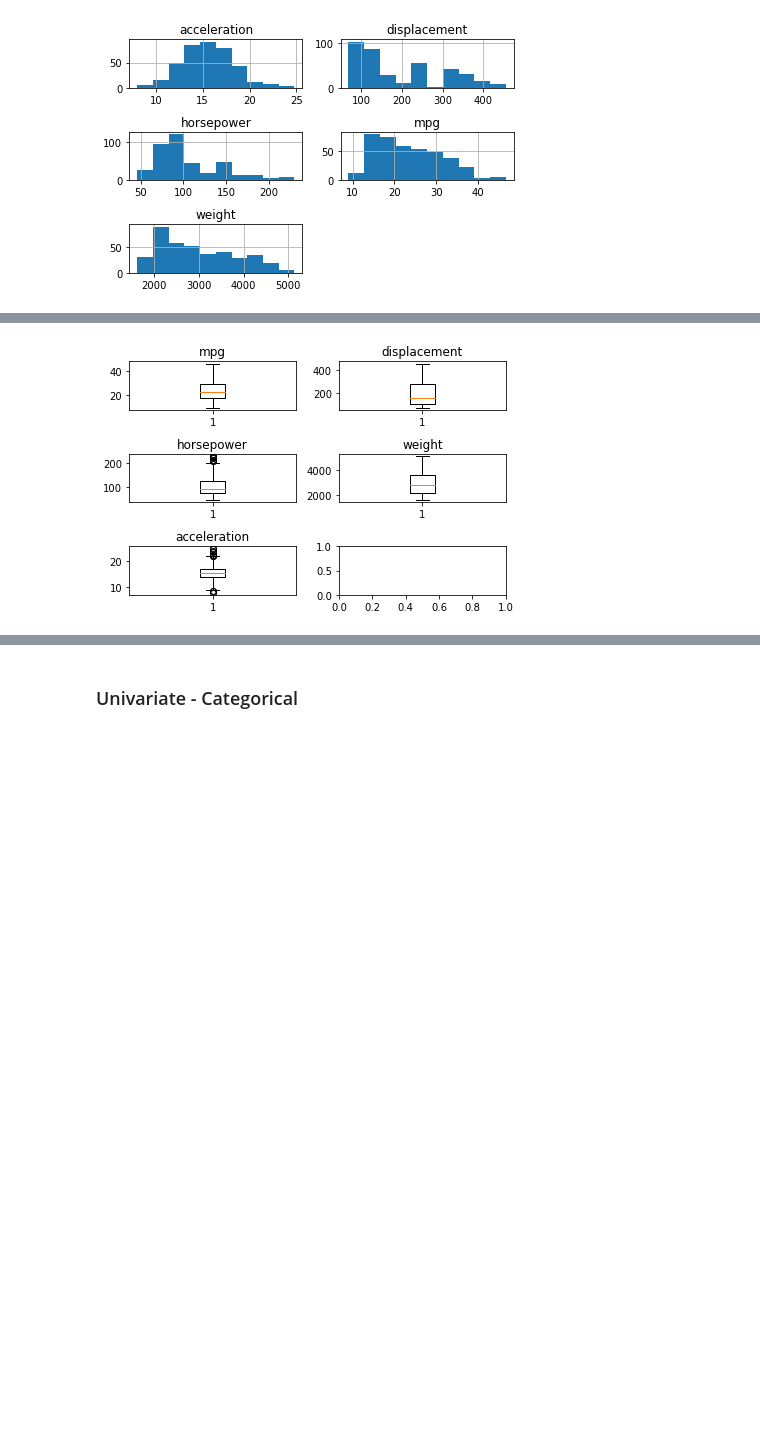
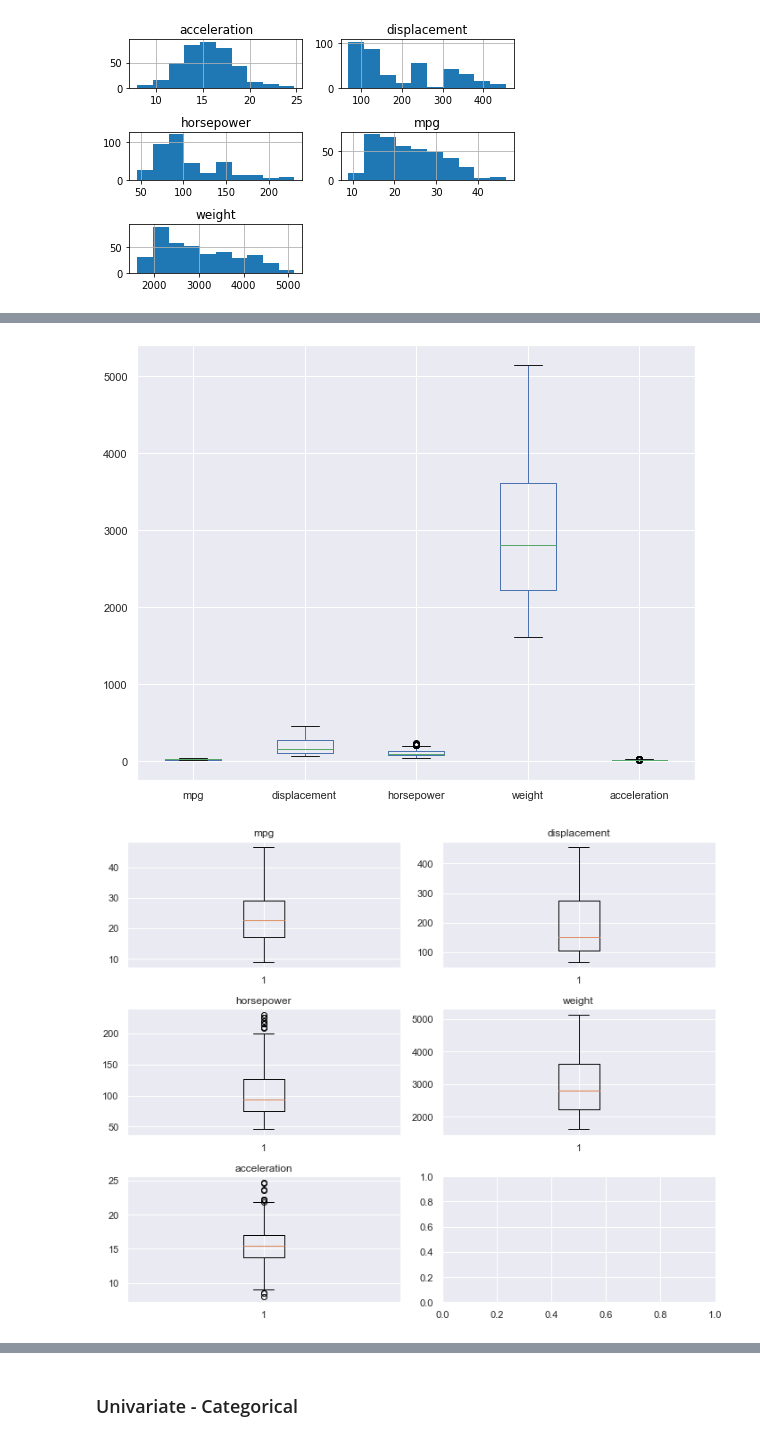
Before and after one commit to nanthalec/INTRO-TO-DATA-ANALYSIS, a Jupyter notebook: cars.ipynb, the cells around one changed output, grey strips where cells are left out. Drawn from its saved outputs; the diff is of its cells as text; code cells hidden in the pictures; blank space fills up the shorter version.

```diff
--- a/cars.ipynb
+++ b/cars.ipynb
@@ -272,0 +292,7 @@ categorical_vars = ['model', 'origin', 'cylinders','car_name']
+# %%
+sns.set(rc={'figure.figsize': (16,3)})
+sns.set_style("whitegrid")
+sns.set_context("poster")
+
+
+sns.boxplot(x,color = 'green')
@@ -272,0 +367,5 @@ categorical_vars = ['model', 'origin', 'cylinders','car_name']
+# %%
+# Histograms with Seaborn
+numeric_vars = ['mpg','displacement','horsepower','weight','acceleration']
+ax = cars[numeric_vars].hist(bins=10)
+plt.tight_layout()
@@ -276,3 +377,8 @@ ax = cars[numeric_vars].hist(bins=10)
 plt.tight_layout()
 # %% [output]
 [figure]
+# %%
+### try to find this in seaborn_tuorials
+sns.set_style('ticks')
+agg = cars.groupby(['origin','model'])['mpg'].mean()
+ax = sns.boxplot(x = 'origin', y = 'model', data = cars)
@@ -278,0 +403,4 @@ plt.tight_layout()
+# %%
+from pandas.plotting import scatter_matrix
+fig, ax = plt.subplots(1, 1, figsize =(10,10))
+ax = scatter_matrix(cars[numeric_vars], ax=ax, diagonal = 'kde')
@@ -287,9 +425,12 @@ cars[numeric_vars].plot(kind='box')
 # %%
-# To better visualize the boxplots, let's plot them one at a time.
+# To better visualize the boxplots, let's plot them one at a time. with Seaborn
+
+cars[numeric_vars].plot(kind='box')
 fig, axes = plt.subplots(3,2)
 for ax, var in zip(axes.ravel(), numeric_vars):
     ax.boxplot(cars[var])
     ax.set_title(var)
 plt.tight_layout()
 # %% [output]
-[figure, old version]
+[figure, new version]
+[figure, added]
```
Also changed, not shown: parts of 24 cells of this notebook, 1 other file.
